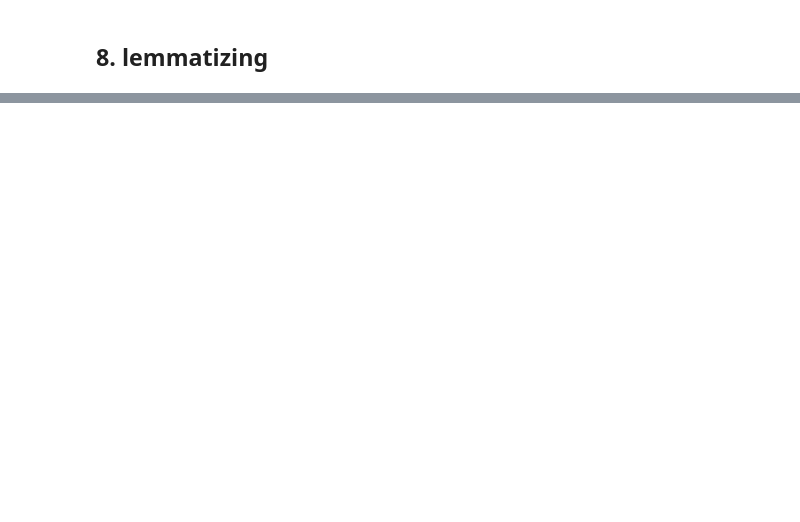
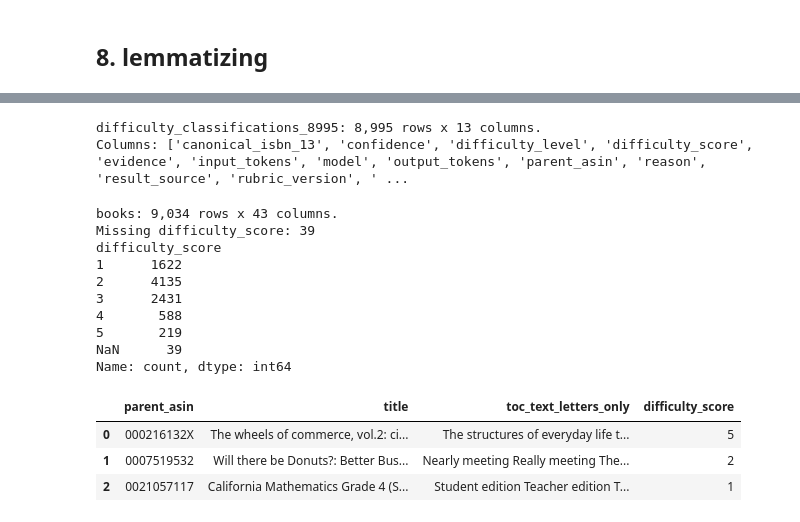
Before and after one commit to sidmirpuri/bookpath, a Jupyter notebook: open_lib_9034/main.ipynb, the cells around one changed output, grey strips where cells are left out. Saved outputs shown, nothing was run; the diff lists cells and outputs as text; code cells hidden in the pictures; blank space fills up the shorter version.

```diff
--- a/open_lib_9034/main.ipynb
+++ b/open_lib_9034/main.ipynb
@@ -370,12 +362,2 @@ print(example["toc_tokens"][:40])
 # %% [markdown]
 ## 7. removing "stopwords"
-# %%
-# 7 — Optional token variant: remove English stopwords from a copy of the token list.
-# Keep this experimental: words such as 'part' or 'chapter' may matter for TOCs.
-from sklearn.feature_extraction.text import ENGLISH_STOP_WORDS
-books["toc_tokens_no_stopwords"] = books["toc_tokens"].map(
-    lambda tokens: [token for token in tokens if token.casefold() not in ENGLISH_STOP_WORDS]
-)
-example = books.loc[books["parent_asin"] == BOOK_TO_INSPECT].iloc[0]
-print(f"7 — Tokens: {len(example['toc_tokens'])}; after stopword removal: {len(example['toc_tokens_no_stopwords'])}.")
-print(example["toc_tokens_no_stopwords"][:40])
@@ -385,24 +374,2 @@ print(example["toc_tokens_no_stopwords"][:40])
 # %% [markdown]
 ## 8. lemmatizing
-# %%
-# 8 — Optional token variant: apply simple noun lemmatization to a copy.
-# This requires nltk in the current notebook kernel; all earlier steps work without it.
-try:
-    from nltk.stem import WordNetLemmatizer
-except ModuleNotFoundError:
-    print("8 — Skipped: nltk is not installed in this notebook kernel.")
-    print("Run `%pip install -e .` from the project folder, restart the kernel, then rerun this optional cell.")
-else:
-    lemmatizer = WordNetLemmatizer()
-    try:
-        books["toc_tokens_lemmatized"] = books["toc_tokens"].map(
-            lambda tokens: [lemmatizer.lemmatize(token.casefold()) for token in tokens]
-        )
-    except LookupError:
-        print("8 — Skipped: the NLTK WordNet data is not installed.")
-        print("Run `import nltk; nltk.download('wordnet')`, then rerun this optional cell.")
-    else:
-        example = books.loc[books["parent_asin"] == BOOK_TO_INSPECT].iloc[0]
-        print("8 — Original tokens versus optional noun-lemmatized tokens:")
-        print(f"Original:    {example['toc_tokens'][:40]}")
-        print(f"Lemmatized:  {example['toc_tokens_lemmatized'][:40]}")
@@ -412,0 +401,46 @@ Lemmatized:  ['v', '1', 'the', 'structure', 'of', 'everyday', 'life', 'the', 'li
+# %%
+difficulty_query = """
+SELECT *
+FROM `wagon-bootcamp-501605.amazon_books_2023.difficulty_classifications_8995`
+"""
+difficulty_command = [
+    "bq", "--location=asia-northeast1", "query",
+    "--use_legacy_sql=false", "--format=json", "--max_rows=100000",
+    difficulty_query,
+]
+difficulty_result = subprocess.run(difficulty_command, capture_output=True, text=True, check=True)
+difficulty = pd.DataFrame(json.loads(difficulty_result.stdout))
+print(f"difficulty_classifications_8995: {difficulty.shape[0]:,} rows x {difficulty.shape[1]:,} columns.")
+print(f"Columns: {difficulty.columns.tolist()}")
+
+assert "parent_asin" in difficulty.columns, "No parent_asin found -- check the real join key!"
+difficulty["parent_asin"] = difficulty["parent_asin"].astype("string")
+# %% [output]
+difficulty_classifications_8995: 8,995 rows x 13 columns.
+Columns: ['canonical_isbn_13', 'confidence', 'difficulty_level', 'difficulty_score', 'evidence', 'input_tokens', 'model', 'output_tokens', 'parent_asin', 'reason', 'result_source', 'rubric_version', ' ...
+# %%
+#books = books.merge(
+#    difficulty[["parent_asin", "difficulty_score"]],
+#    on="parent_asin",
+#    how="left",
+#)
+
+print(f"books: {len(books):,} rows x {len(books.columns):,} columns.")
+print(f"Missing difficulty_score: {books['difficulty_score'].isna().sum():,}")
+print(books["difficulty_score"].value_counts(dropna=False).sort_index())
+display(books[["parent_asin", "title", "toc_text_letters_only", "difficulty_score"]].head(3))
+# %% [output]
+books: 9,034 rows x 43 columns.
+Missing difficulty_score: 39
+difficulty_score
+1      1622
+2      4135
+3      2431
+4       588
+5       219
+NaN      39
+Name: count, dtype: int64
+|  | parent_asin | title | toc_text_letters_only | difficulty_score |
+| 0 | 000216132X | The wheels of commerce, vol.2: ci... | The structures of everyday life t... | 5 |
+| 1 | 0007519532 | Will there be Donuts?: Better Bus... | Nearly meeting Really meeting The... | 2 |
+| 2 | 0021057117 | California Mathematics Grade 4 (S... | Student edition Teacher edition T... | 1 |
```
Also changed, not shown: parts of 42 cells of this notebook.
